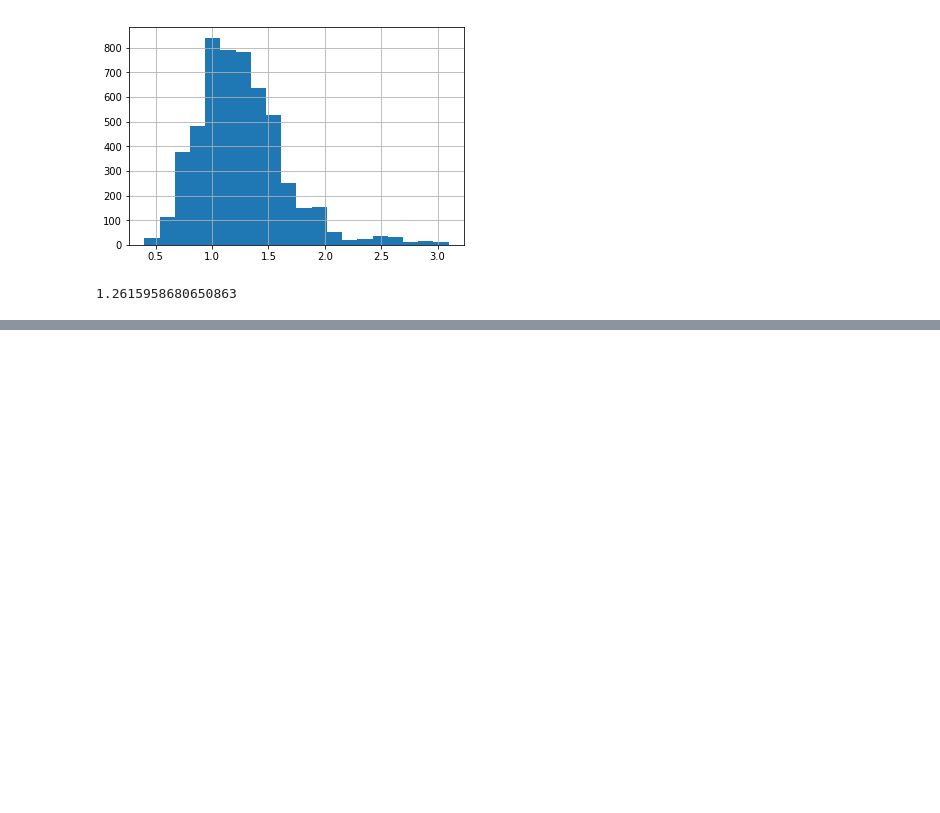
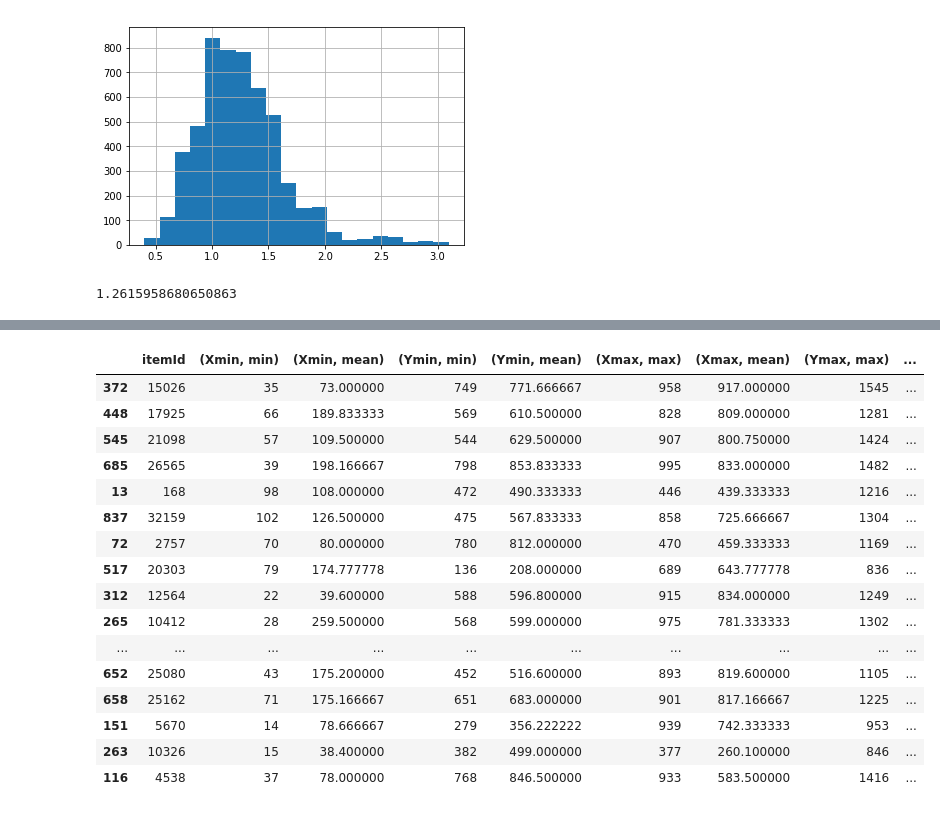
Before and after one commit to Dmitry513/BootCamp_Moderator, a Jupyter notebook: Target analisys.ipynb, the cells around one changed output, grey strips where cells are left out. Drawn from its saved outputs; the diff is of its cells as text; code cells hidden in the pictures; blank space fills up the shorter version.

```diff
--- a/Target analisys.ipynb
+++ b/Target analisys.ipynb
@@ -49,0 +79,21 @@ df_train['X_Y_ratio'].mean()
+# %%
+X_largeErr = X_rez[X_rez['Sum_error'] > 500]
+X_largeErr.sort_values(by='Sum_error', ascending=False)
+# %% [output]
+|  | itemId | (Xmin, min) | (Xmin, mean) | (Ymin, min) | (Ymin, mean) | (Xmax, max) | (Xmax, mean) | (Ymax, max) | ... |
+| 372 | 15026 | 35 | 73.000000 | 749 | 771.666667 | 958 | 917.000000 | 1545 | ... |
+| 448 | 17925 | 66 | 189.833333 | 569 | 610.500000 | 828 | 809.000000 | 1281 | ... |
+| 545 | 21098 | 57 | 109.500000 | 544 | 629.500000 | 907 | 800.750000 | 1424 | ... |
+| 685 | 26565 | 39 | 198.166667 | 798 | 853.833333 | 995 | 833.000000 | 1482 | ... |
+| 13 | 168 | 98 | 108.000000 | 472 | 490.333333 | 446 | 439.333333 | 1216 | ... |
+| 837 | 32159 | 102 | 126.500000 | 475 | 567.833333 | 858 | 725.666667 | 1304 | ... |
+| 72 | 2757 | 70 | 80.000000 | 780 | 812.000000 | 470 | 459.333333 | 1169 | ... |
+| 517 | 20303 | 79 | 174.777778 | 136 | 208.000000 | 689 | 643.777778 | 836 | ... |
+| 312 | 12564 | 22 | 39.600000 | 588 | 596.800000 | 915 | 834.000000 | 1249 | ... |
+| 265 | 10412 | 28 | 259.500000 | 568 | 599.000000 | 975 | 781.333333 | 1302 | ... |
+| ... | ... | ... | ... | ... | ... | ... | ... | ... | ... |
+| 652 | 25080 | 43 | 175.200000 | 452 | 516.600000 | 893 | 819.600000 | 1105 | ... |
+| 658 | 25162 | 71 | 175.166667 | 651 | 683.000000 | 901 | 817.166667 | 1225 | ... |
+| 151 | 5670 | 14 | 78.666667 | 279 | 356.222222 | 939 | 742.333333 | 953 | ... |
+| 263 | 10326 | 15 | 38.400000 | 382 | 499.000000 | 377 | 260.100000 | 846 | ... |
+| 116 | 4538 | 37 | 78.000000 | 768 | 846.500000 | 933 | 583.500000 | 1416 | ... |
```
Also changed, not shown: parts of 6 cells of this notebook, 1 other file.
